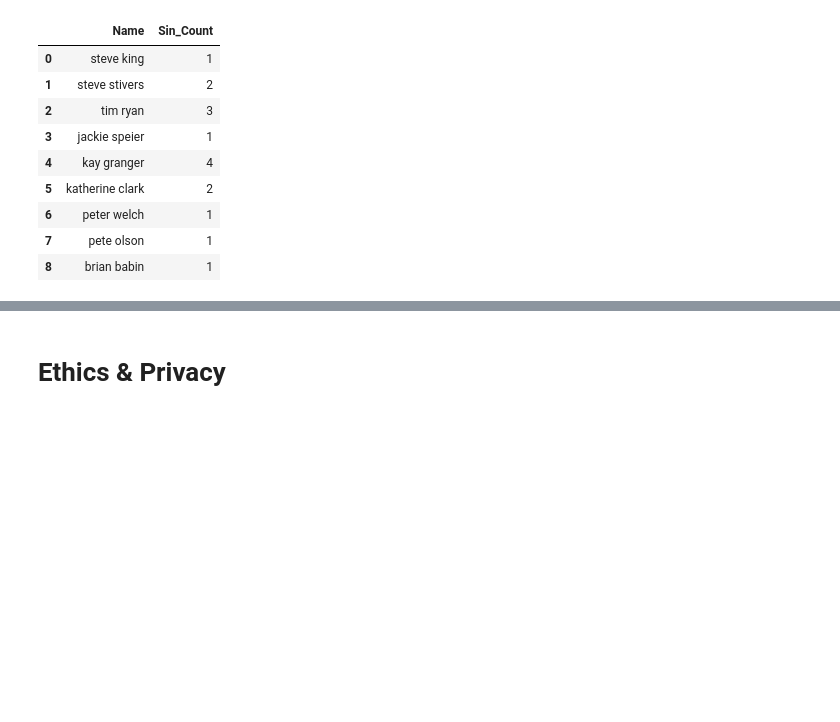
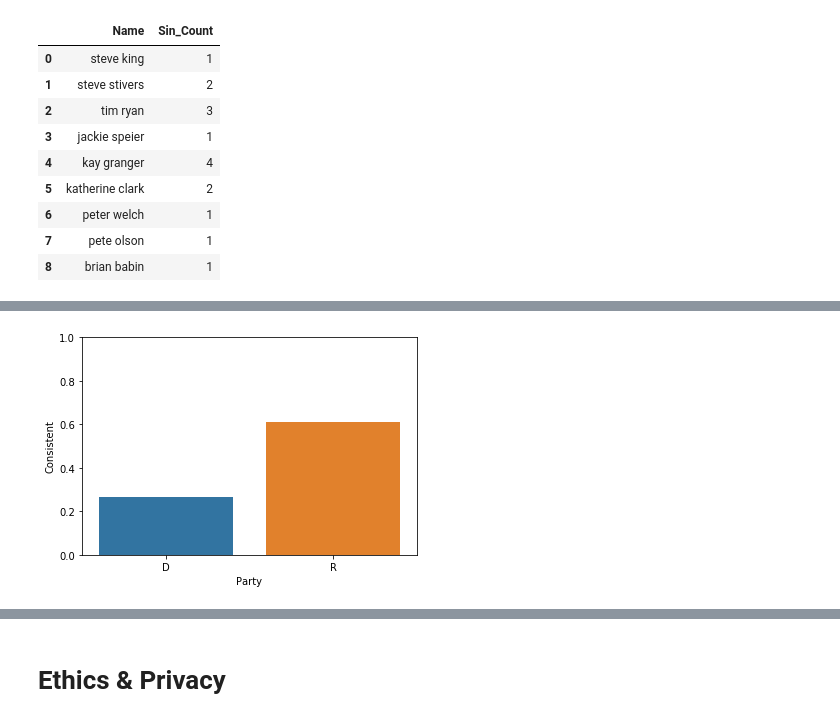
Before and after one commit to annsudhart/politician-tweet-analysis, a Jupyter notebook: data_collection.ipynb, the cells around one changed output, grey strips where cells are left out. Cells and saved outputs as stored; diff of their text form; code cells hidden in the pictures; blank space fills up the shorter version.

```diff
--- a/data_collection.ipynb
+++ b/data_collection.ipynb
@@ -978,0 +1183,6 @@ kay granger is the ultimate voting sinner on all our bills at 4 abstained votes
+# %%
+by_party = votes_mod.groupby(['Party'])['Consistent'].mean()
+by_party_plot = sns.barplot(x = by_party.index, y = by_party)
+by_party_plot.axes.set_ylim(0,1);
+# %% [output]
+[figure, added]
```
Also changed, not shown: parts of 35 cells of this notebook.
